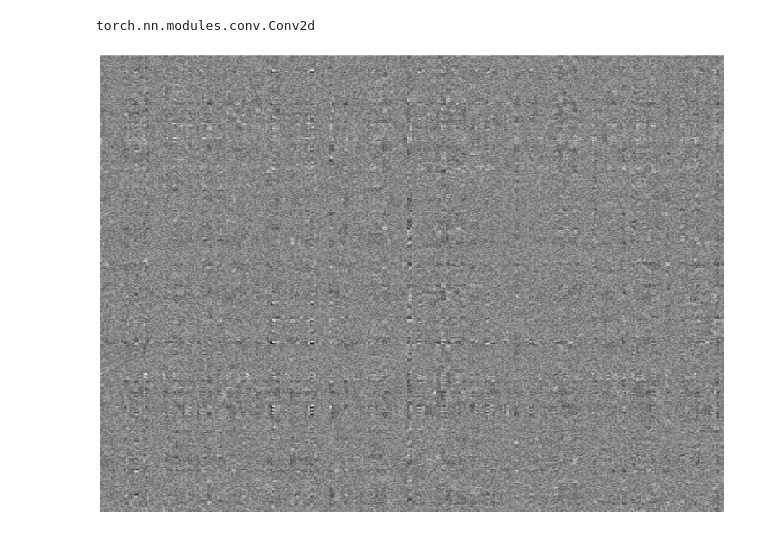
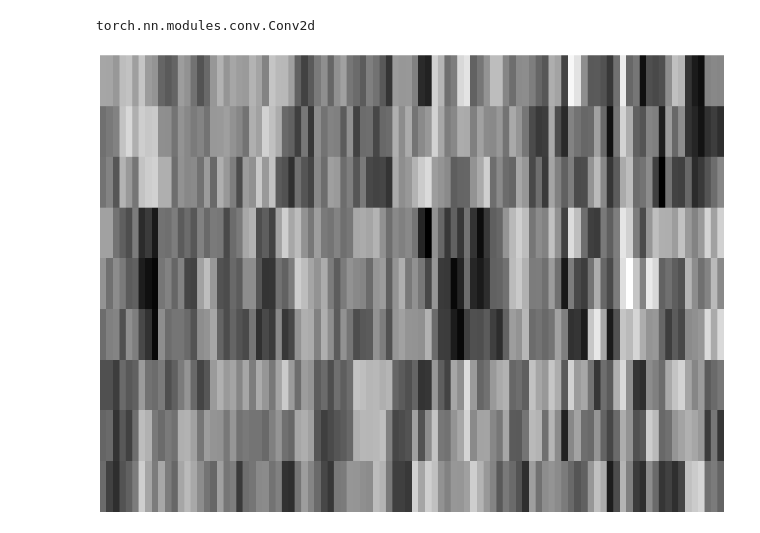
Before and after one commit to BayTown/UD-MLND-Dog-Breed-Classifier, a Jupyter notebook: visualize_CNN.ipynb, the cells around one changed output. Cells and saved outputs as stored; diff of their text form; code cells hidden in the pictures.

```diff
--- a/visualize_CNN.ipynb
+++ b/visualize_CNN.ipynb
@@ -221,9 +221,9 @@ def plot_weights(model_layer, single_channel = True, collated = False):
         print("Can only visualize layers which are convolutional")
 # %%
 #visualize weights for model_scratch - first conv layer
-plot_weights(model_scratch.conv4, single_channel = True, collated=True)
+plot_weights(model_scratch.conv1, single_channel = True, collated=True)
 # %% [output]
-[figure, old version]
+[figure, new version]
 # %%
 plot_weights(model_scratch.conv1, single_channel=False, collated=False)
 # %% [output]
```
Also changed, not shown: parts of 4 cells of this notebook, 8 other files.
